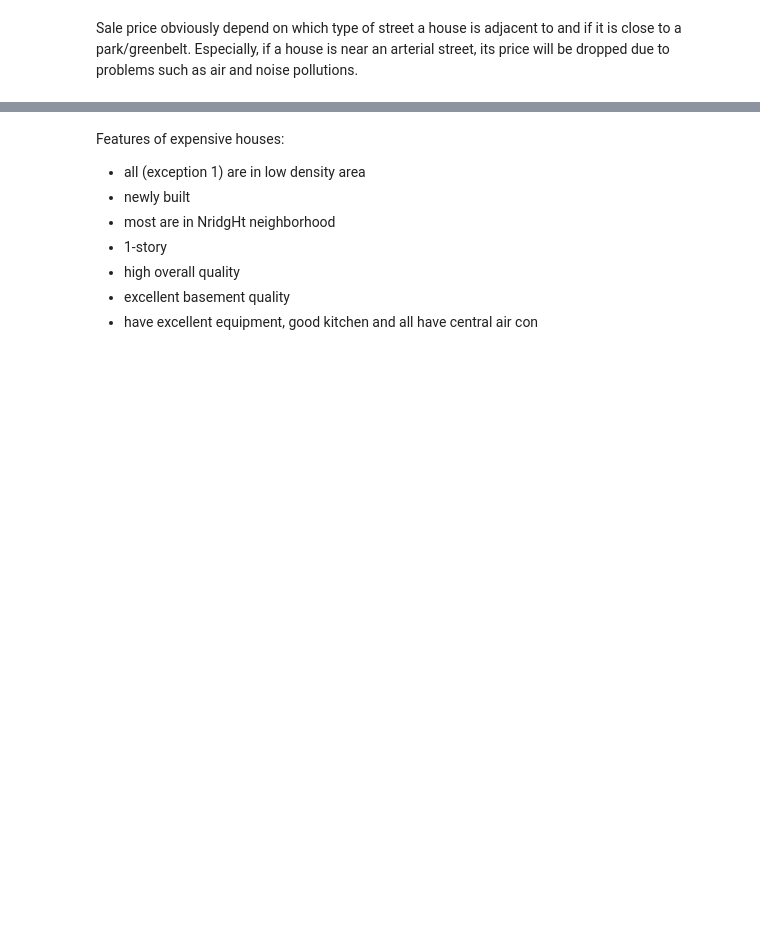
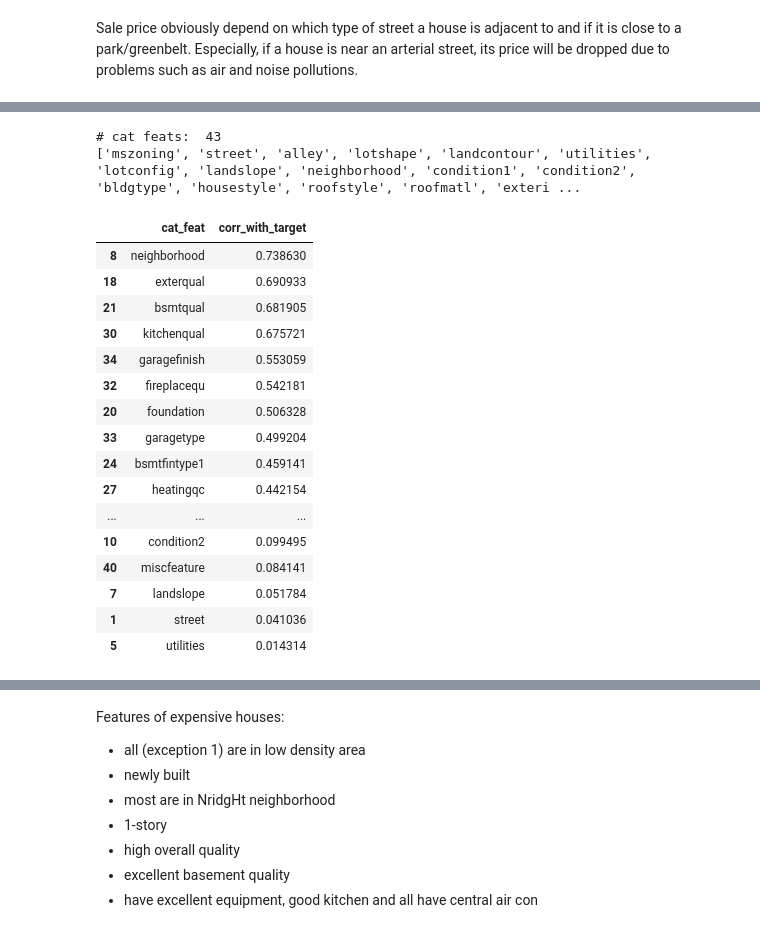
Before and after one commit to victor-luu191/house_price, a Jupyter notebook: EDA and smart feature engineer.ipynb, the cells around one changed output, grey strips where cells are left out. Cells and saved outputs as stored; diff of their text form; code cells hidden in the pictures; blank space fills up the shorter version.

```diff
--- a/EDA and smart feature engineer.ipynb
+++ b/EDA and smart feature engineer.ipynb
@@ -60,0 +41,3 @@ memory usage: 935.4+ KB
+# %%
+test['saleprice'] = 0
+data = pd.concat([train, test])
@@ -367,0 +415,31 @@ target = 'sale_price_per_sf'
+# %%
+cat_feats = list_string_columns(data)
+print('# cat feats: ', len(cat_feats))
+print(cat_feats)
+# %% [output]
+# cat feats:  43
+['mszoning', 'street', 'alley', 'lotshape', 'landcontour', 'utilities', 'lotconfig', 'landslope', 'neighborhood', 'condition1', 'condition2', 'bldgtype', 'housestyle', 'roofstyle', 'roofmatl', 'exteri ...
+# %%
+target = 'saleprice'
+eta_corrs = [correlation_ratio(train[cf], train[target]) for cf in cat_feats]
+corr_target_cat_feats = pd.DataFrame({'cat_feat': cat_feats, 'corr_with_target': eta_corrs
+                                     }).sort_values('corr_with_target', ascending=False)
+corr_target_cat_feats
+# %% [output]
+|  | cat_feat | corr_with_target |
+| 8 | neighborhood | 0.738630 |
+| 18 | exterqual | 0.690933 |
+| 21 | bsmtqual | 0.681905 |
+| 30 | kitchenqual | 0.675721 |
+| 34 | garagefinish | 0.553059 |
+| 32 | fireplacequ | 0.542181 |
+| 20 | foundation | 0.506328 |
+| 33 | garagetype | 0.499204 |
+| 24 | bsmtfintype1 | 0.459141 |
+| 27 | heatingqc | 0.442154 |
+| ... | ... | ... |
+| 10 | condition2 | 0.099495 |
+| 40 | miscfeature | 0.084141 |
+| 7 | landslope | 0.051784 |
+| 1 | street | 0.041036 |
+| 5 | utilities | 0.014314 |
```
Also changed, not shown: parts of 24 cells of this notebook, 1 other file.
